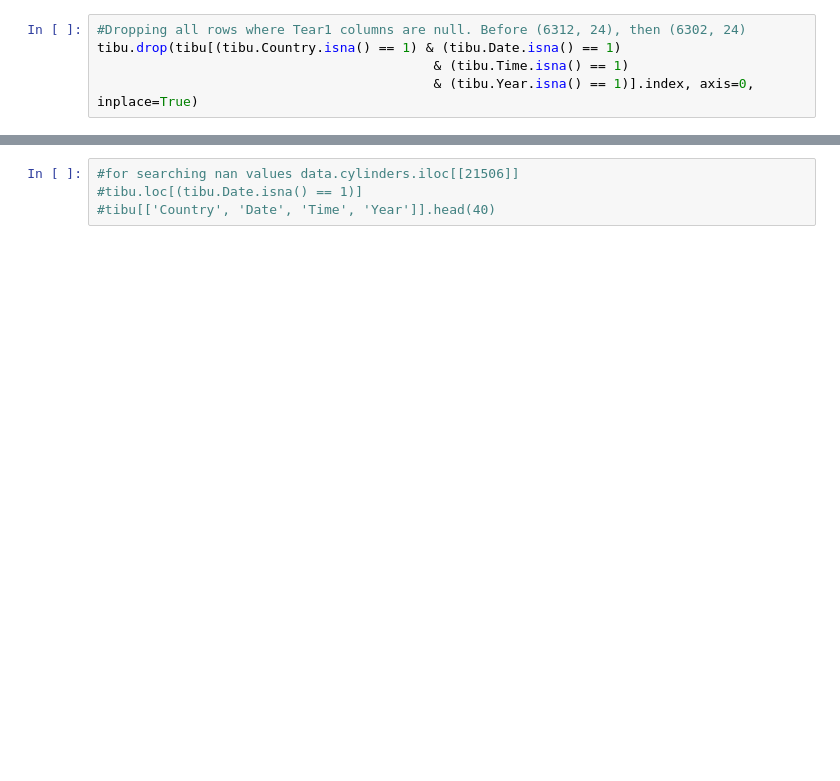
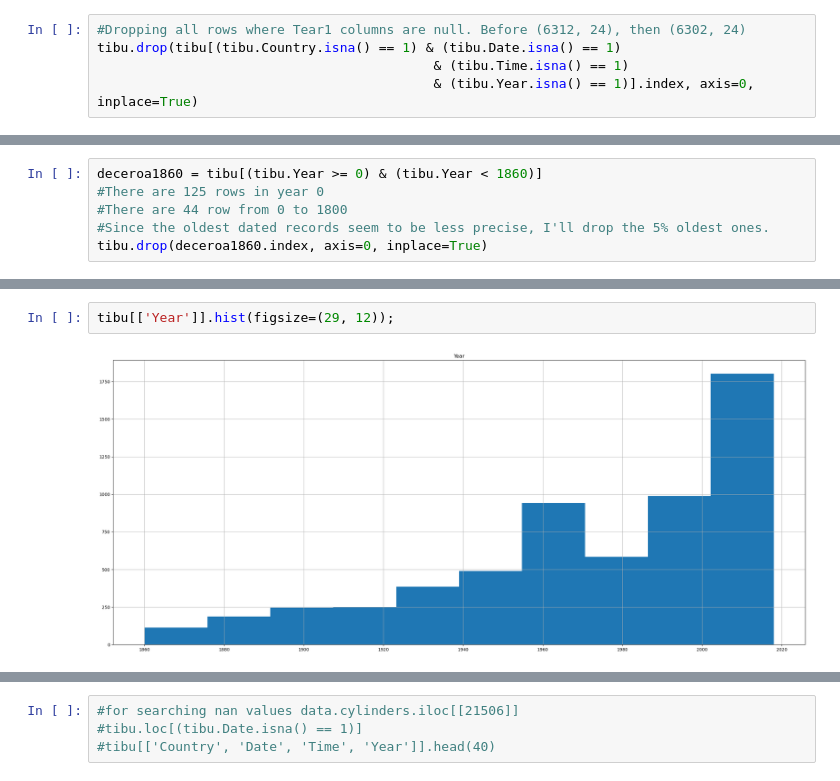
Before and after one commit to santiagofp9/Tiburon-a-la-vista-banista, a Jupyter notebook: Higiene.ipynb, the cells around one changed output, grey strips where cells are left out. Saved outputs shown, nothing was run; the diff lists cells and outputs as text; blank space fills up the shorter version.

```diff
--- a/Higiene.ipynb
+++ b/Higiene.ipynb
@@ -90,0 +119,6 @@ tibu.loc[(tibu.Country.isna() == 1) & (tibu.Time.isna() == 1) & (tibu.Name.isna(
+# %%
+deceroa1860 = tibu[(tibu.Year >= 0) & (tibu.Year < 1860)]
+#There are 125 rows in year 0
+#There are 44 row from 0 to 1800
+#Since the oldest dated records seem to be less precise, I'll drop the 5% oldest ones.
+tibu.drop(deceroa1860.index, axis=0, inplace=True)
@@ -90,0 +155,4 @@ tibu.loc[(tibu.Country.isna() == 1) & (tibu.Time.isna() == 1) & (tibu.Name.isna(
+# %%
+tibu[['Year']].hist(figsize=(29, 12));
+# %% [output]
+[figure, added]
```
Also changed, not shown: parts of 18 cells of this notebook, 2 other files.
